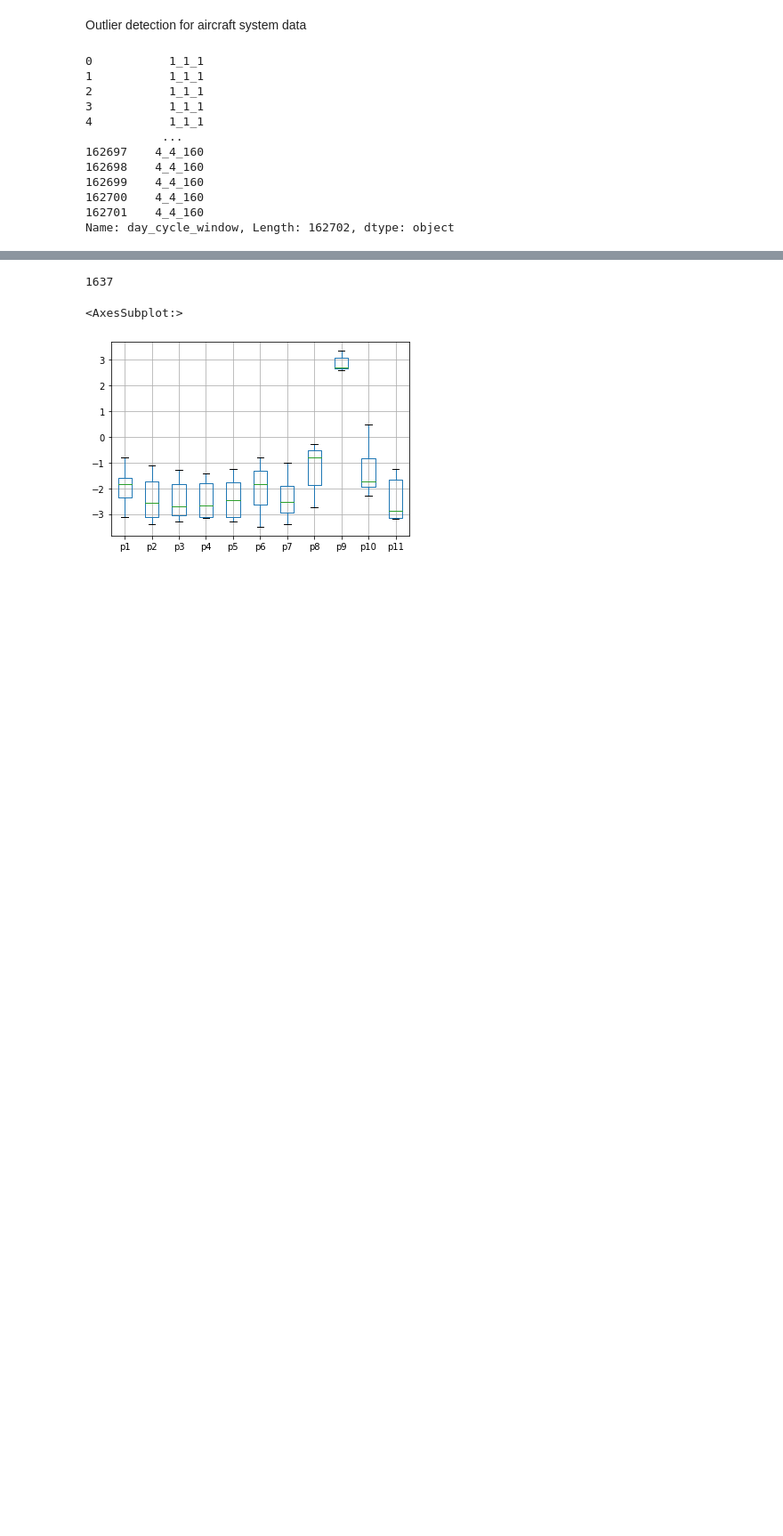
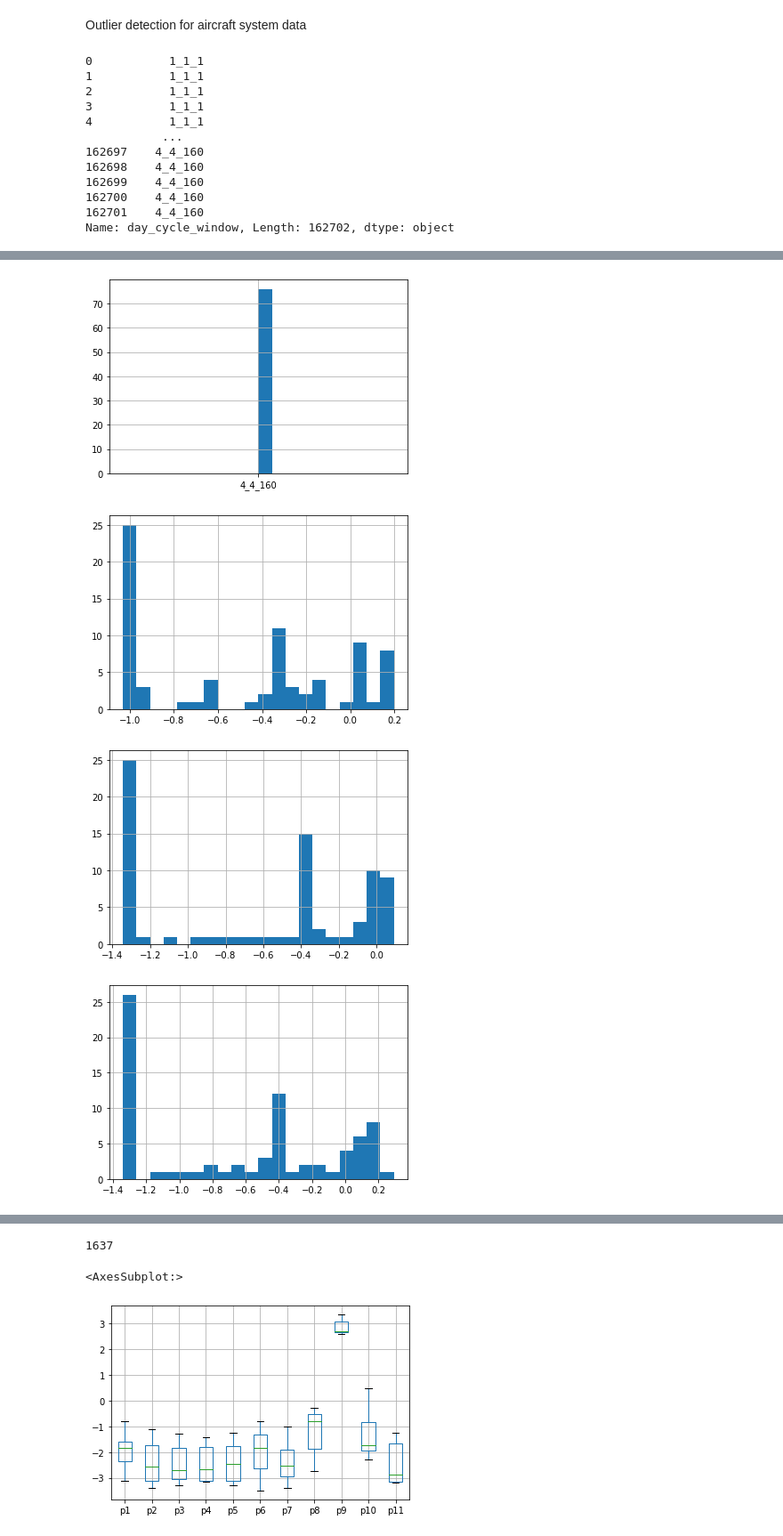
Before and after one commit to Ziqing-WU/AML-Outlier-BE, a Jupyter notebook: BE-zq.ipynb, the cells around one changed output, grey strips where cells are left out. Shown: that part at 89% size. Saved outputs shown, nothing was run; the diff lists cells and outputs as text; code cells hidden in the pictures; blank space fills up the shorter version.

```diff
--- a/BE-zq.ipynb
+++ b/BE-zq.ipynb
@@ -40,0 +43,11 @@ window1_1_1
+# %%
+from sklearn.neighbors import KernelDensity
+window4_4_160 = dataset[dataset['day_cycle_window'] == '4_4_160']
+for i in range(dataset.shape[1]):
+    plt.figure()
+    window4_4_160.iloc[:,i].hist(bins = 20)
+# %% [output]
+[figure, added]
+[figure, added]
+[figure, added]
+[figure, added]
```
Also changed, not shown: parts of 4 cells of this notebook, 2 other files.
